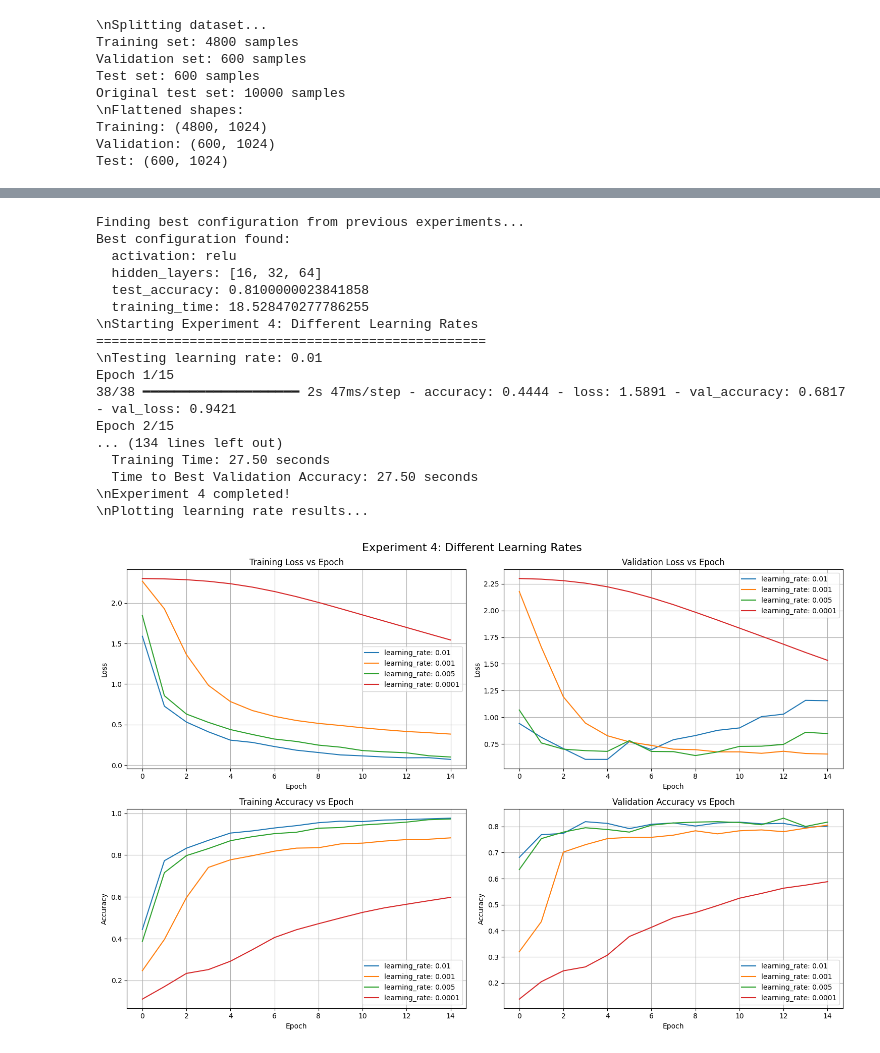
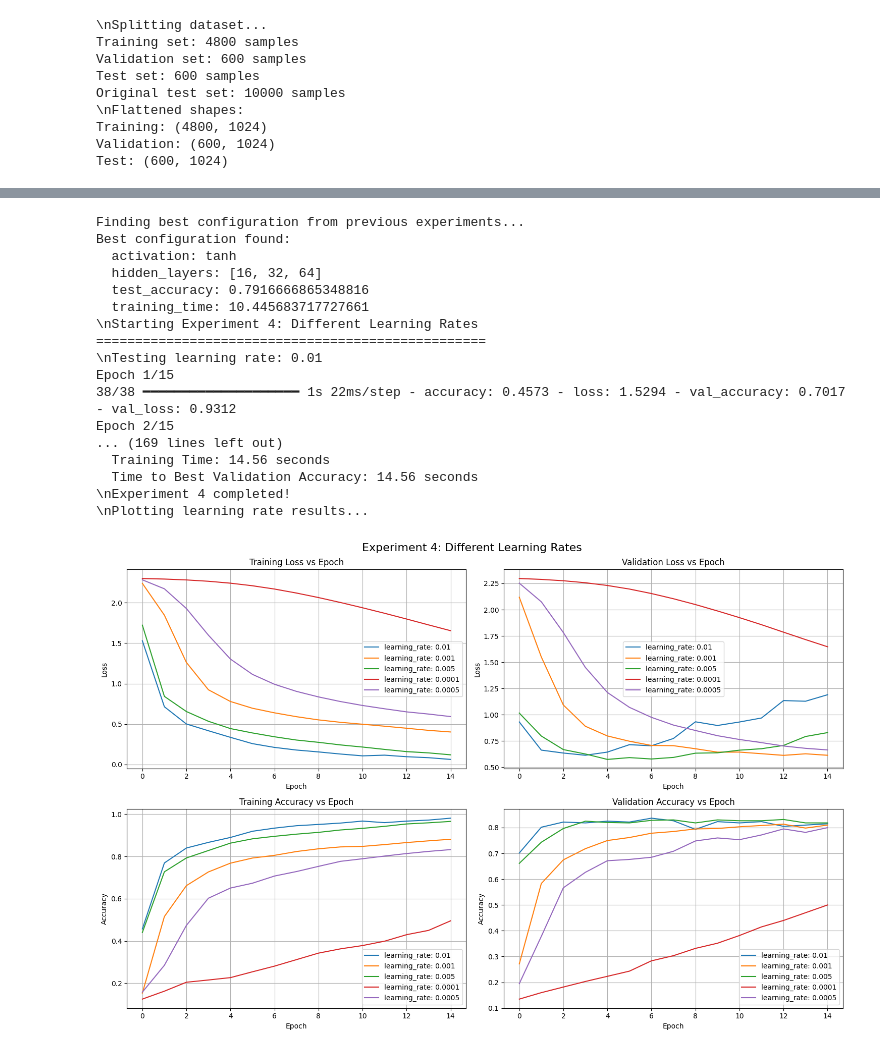
Before and after one commit to Uttam-Mahata/Machine-Learning-LAB, a Jupyter notebook: Assignment-4/main.ipynb, the cells around one changed output, grey strips where cells are left out. Cells and saved outputs as stored; diff of their text form; code cells hidden in the pictures.

```diff
--- a/Assignment-4/main.ipynb
+++ b/Assignment-4/main.ipynb
@@ -399,7 +382,7 @@ Epoch 5/10
 # Experiment 3: Different dropout rates (reduced epochs and fewer dropout values for speed)
 results_exp3 = []
 
-dropout_rates = [0.0, 0.25, 0.5, 0.75]
+dropout_rates = [0.9, 0.75, 0.25, 0.5, 0.10]
 hidden_layers = [16, 32, 64]
 
 print("Starting Experiment 3: Different Dropout Rates")
@@ -543,16 +526,16 @@ for key, value in best_result.items():
     if key != 'history':
         print(f"  {key}: {value}")
 
-# Experiment 4: Different learning rates (simplified for speed)
+# Experiment 4: Different learning rates
 results_exp4 = []
 
-learning_rates = [0.01, 0.001, 0.005, 0.0001]  # Reduced for speed
+learning_rates = [0.01, 0.001, 0.005, 0.0001, 0.0005]
 hidden_layers = [16, 32, 64]  # Use the best architecture
 
 print("\\nStarting Experiment 4: Different Learning Rates")
 print("=" * 50)
 
-# Use ReLU activation (typically performs best) with no dropout for fair comparison
+# Using ReLU activation
 for lr in learning_rates:
     print(f"\\nTesting learning rate: {lr}")
 
@@ -566,7 +549,7 @@ for lr in learning_rates:
         x_train_flat, y_train_cat,
         x_val_flat, y_val_cat,
         x_test_flat, y_test_cat,
-        epochs=15, verbose=1  # Reduced epochs
+        epochs=15, verbose=1
     )
 
     # Find time to achieve best validation accuracy
@@ -577,39 +560,39 @@ for lr in learning_rates:
     results_exp4.append({
         'learning_rate': lr,
         'test_accuracy': test_acc,
         'training_time': train_time,
         'time_to_best_val_acc': time_to_best,
         'best_val_accuracy': max(history.history['val_accuracy']),
         'history': history
     })
 
     print(f"  Test Accuracy: {test_acc:.4f}")
     print(f"  Best Validation Accuracy: {max(history.history['val_accuracy']):.4f}")
     print(f"  Training Time: {train_time:.2f} seconds")
     print(f"  Time to Best Validation Accuracy: {time_to_best:.2f} seconds")
 
 print("\\nExperiment 4 completed!")
 
 # Plot learning rate results
 print("\\nPlotting learning rate results...")
 plot_experiment_results(results_exp4, 'Experiment 4: Different Learning Rates', 'learning_rate')
 # %% [output]
 Finding best configuration from previous experiments...
 Best configuration found:
-  activation: relu
+  activation: tanh
   hidden_layers: [16, 32, 64]
-  test_accuracy: 0.8100000023841858
-  training_time: 18.528470277786255
+  test_accuracy: 0.7916666865348816
+  training_time: 10.445683717727661
 \nStarting Experiment 4: Different Learning Rates
 ==================================================
 \nTesting learning rate: 0.01
 Epoch 1/15
-38/38 ━━━━━━━━━━━━━━━━━━━━ 2s 47ms/step - accuracy: 0.4444 - loss: 1.5891 - val_accuracy: 0.6817 - val_loss: 0.9421
+38/38 ━━━━━━━━━━━━━━━━━━━━ 1s 22ms/step - accuracy: 0.4573 - loss: 1.5294 - val_accuracy: 0.7017 - val_loss: 0.9312
 Epoch 2/15
-... (134 lines left out)
-  Training Time: 27.50 seconds
-  Time to Best Validation Accuracy: 27.50 seconds
+... (169 lines left out)
+  Training Time: 14.56 seconds
+  Time to Best Validation Accuracy: 14.56 seconds
 \nExperiment 4 completed!
 \nPlotting learning rate results...
-[figure, old version]
+[figure, new version]
 # %%
```
Also changed, not shown: parts of 11 cells of this notebook.
